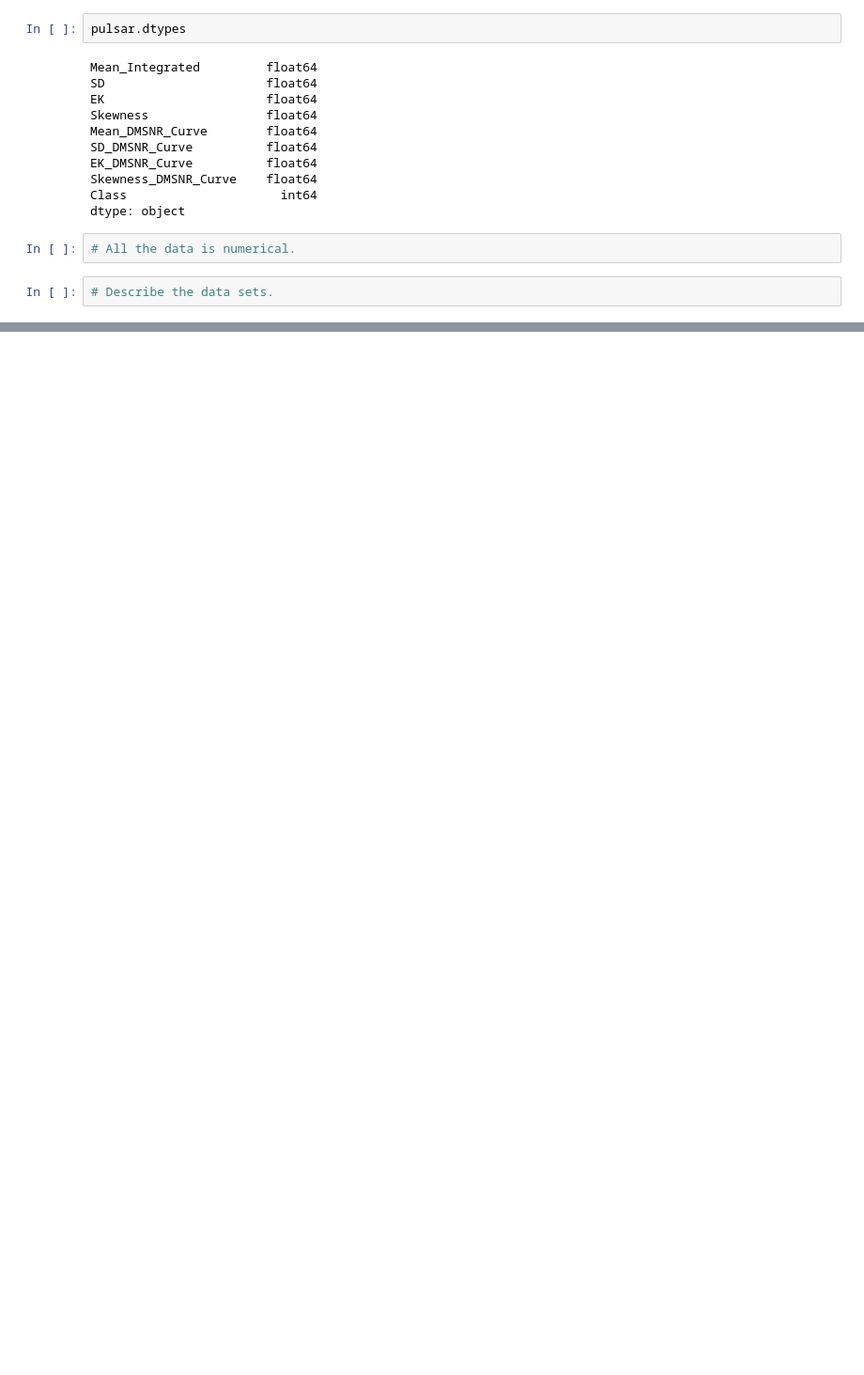
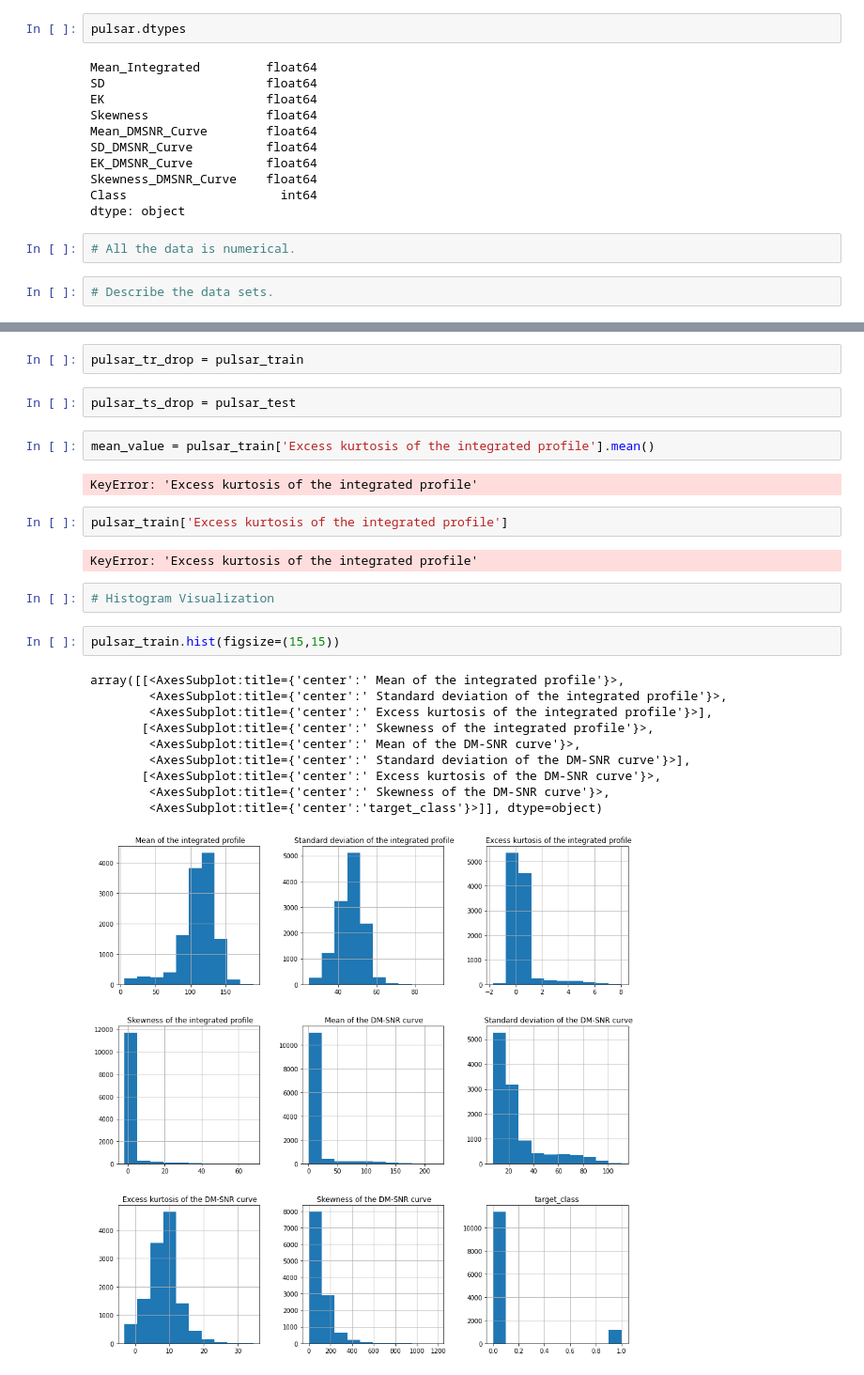
Before and after one commit to derrick-poage/Pulsar-prediction, a Jupyter notebook: Pulsar Prediction.ipynb, the cells around one changed output, grey strips where cells are left out. Shown at 94% size. Saved outputs shown, nothing was run; the diff lists cells and outputs as text; blank space fills up the shorter version.

```diff
--- a/Pulsar Prediction.ipynb
+++ b/Pulsar Prediction.ipynb
@@ -142,0 +218,27 @@ pulsar.describe()
+# %%
+pulsar_tr_drop = pulsar_train
+# %%
+pulsar_ts_drop = pulsar_test
+# %%
+mean_value = pulsar_train['Excess kurtosis of the integrated profile'].mean()
+# %% [output]
+KeyError: 'Excess kurtosis of the integrated profile'
+# %%
+pulsar_train['Excess kurtosis of the integrated profile']
+# %% [output]
+KeyError: 'Excess kurtosis of the integrated profile'
+# %%
+# Histogram Visualization
+# %%
+pulsar_train.hist(figsize=(15,15))
+# %% [output]
+array([[<AxesSubplot:title={'center':' Mean of the integrated profile'}>,
+        <AxesSubplot:title={'center':' Standard deviation of the integrated profile'}>,
+        <AxesSubplot:title={'center':' Excess kurtosis of the integrated profile'}>],
+       [<AxesSubplot:title={'center':' Skewness of the integrated profile'}>,
+        <AxesSubplot:title={'center':' Mean of the DM-SNR curve'}>,
+        <AxesSubplot:title={'center':' Standard deviation of the DM-SNR curve'}>],
+       [<AxesSubplot:title={'center':' Excess kurtosis of the DM-SNR curve'}>,
+        <AxesSubplot:title={'center':' Skewness of the DM-SNR curve'}>,
+        <AxesSubplot:title={'center':'target_class'}>]], dtype=object)
+[figure, added]
```
Also changed, not shown: parts of 14 cells of this notebook.
